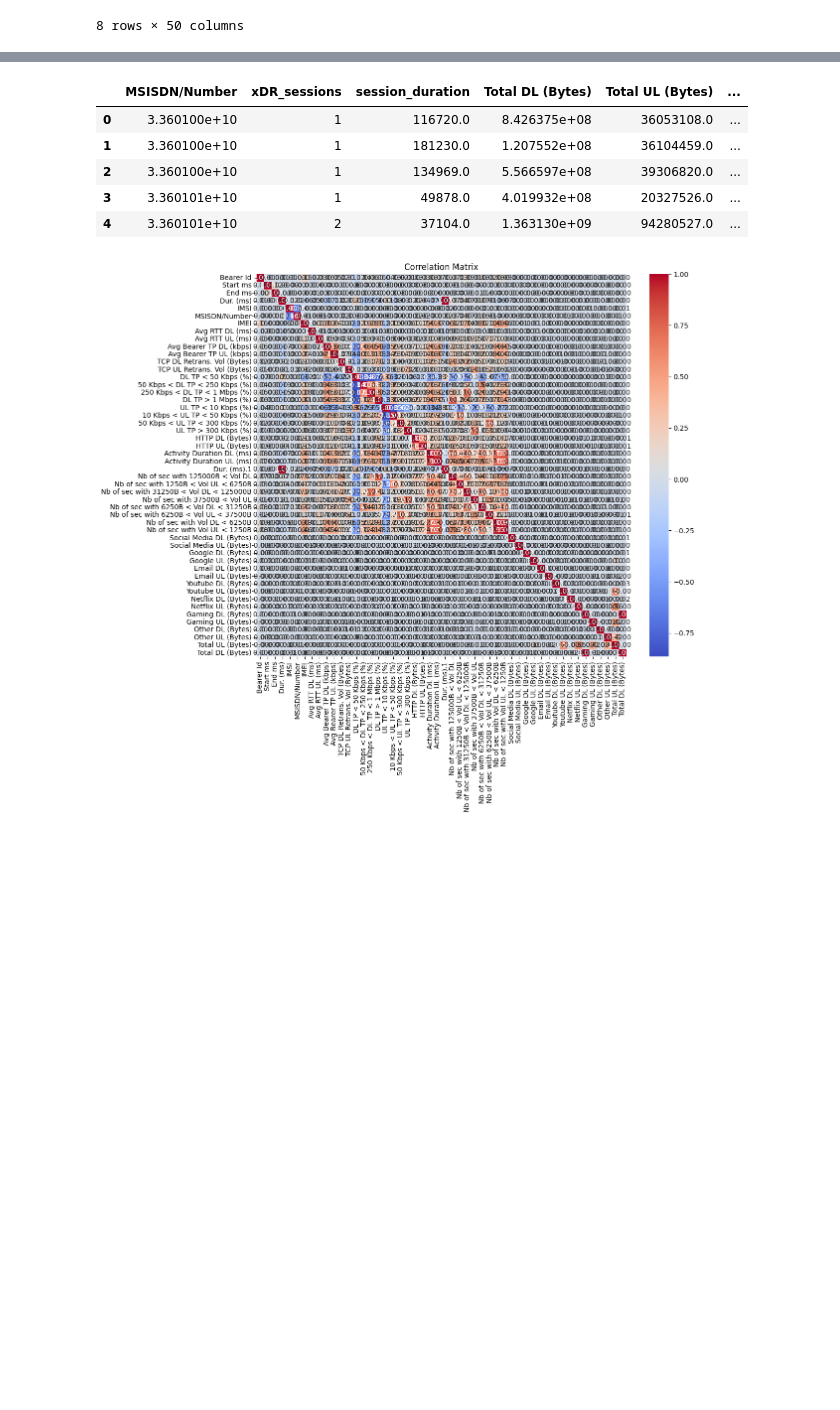
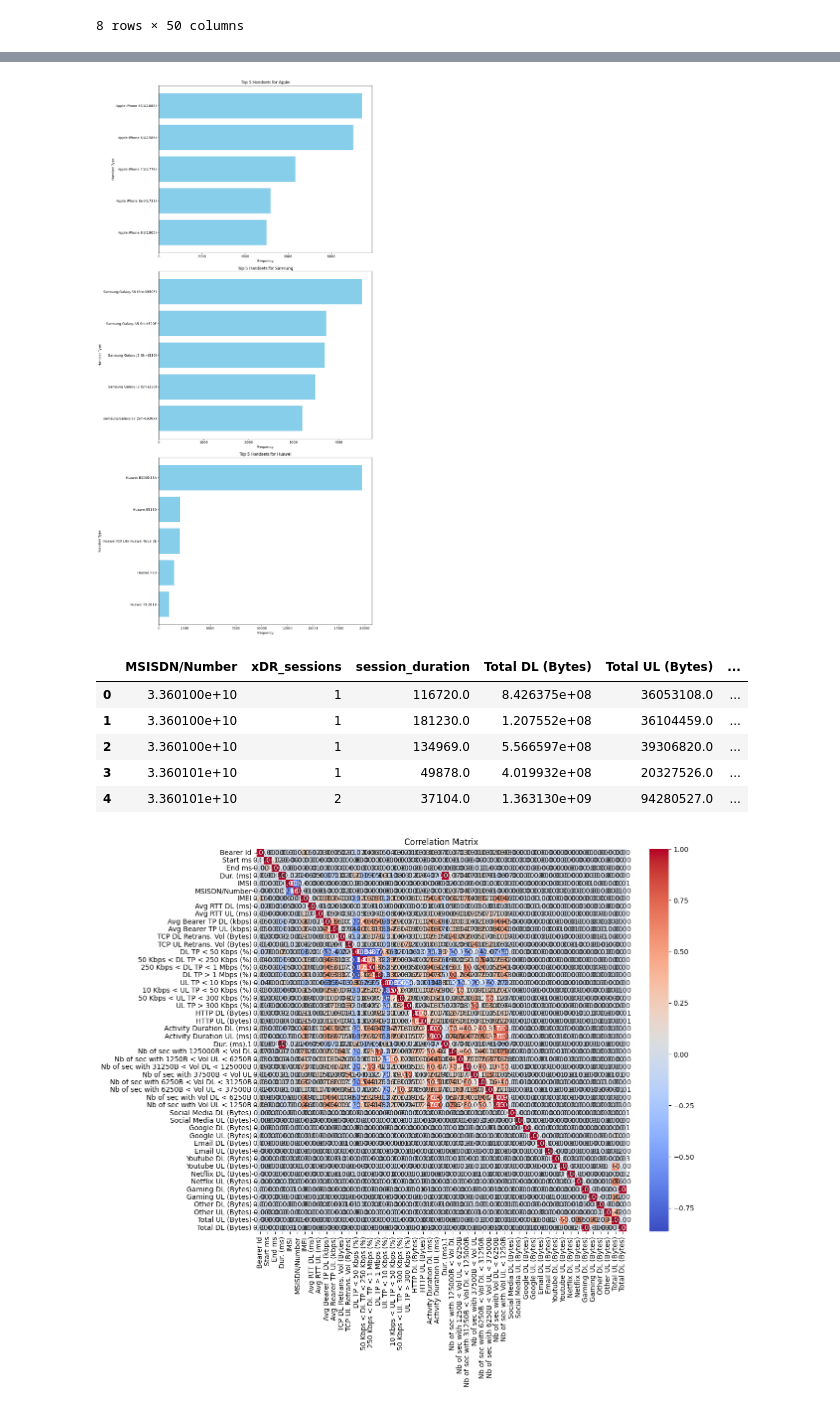
Before and after one commit to teddyhabtamu/Kifiya-AIM-Week-2, a Jupyter notebook: notebooks/data_preparation_and_cleaning.ipynb, the cells around one changed output, grey strips where cells are left out. Cells and saved outputs as stored; diff of their text form; code cells hidden in the pictures; blank space fills up the shorter version.

```diff
--- a/notebooks/data_preparation_and_cleaning.ipynb
+++ b/notebooks/data_preparation_and_cleaning.ipynb
@@ -54,3 +69,8 @@ cleaned_data.describe()
+# %%
+importlib.reload(dp)
+dp.plot_top_handsets_per_manufacturer(cleaned_data)
+# %% [output]
+[figure, added]
 # %%
 importlib.reload(dp)
 aggregated_data = dp.aggregate_user_behavior(data)
```
Also changed, not shown: parts of 4 cells of this notebook, 3 other files.
